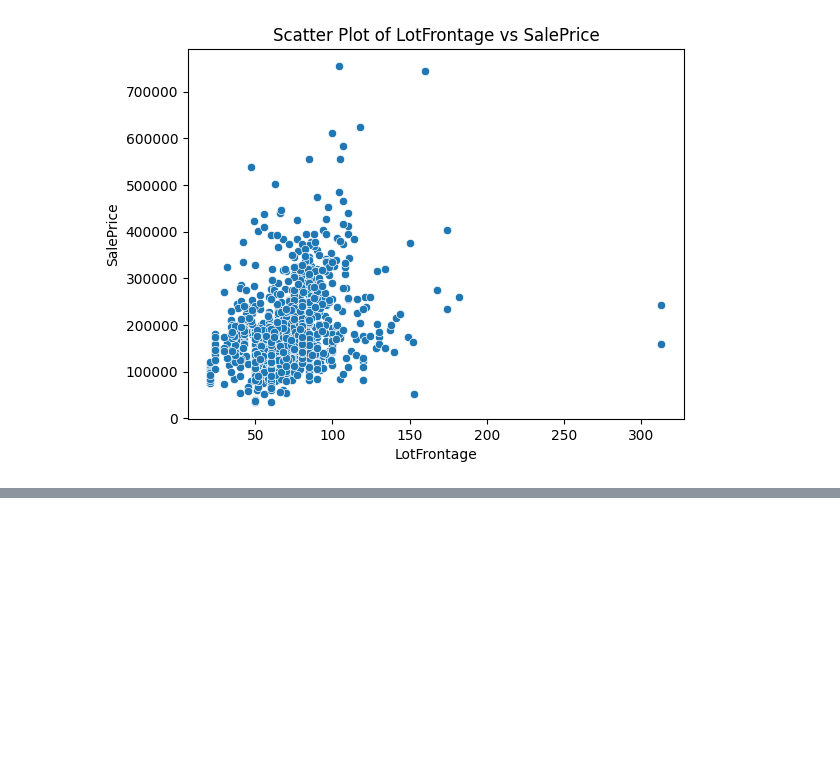
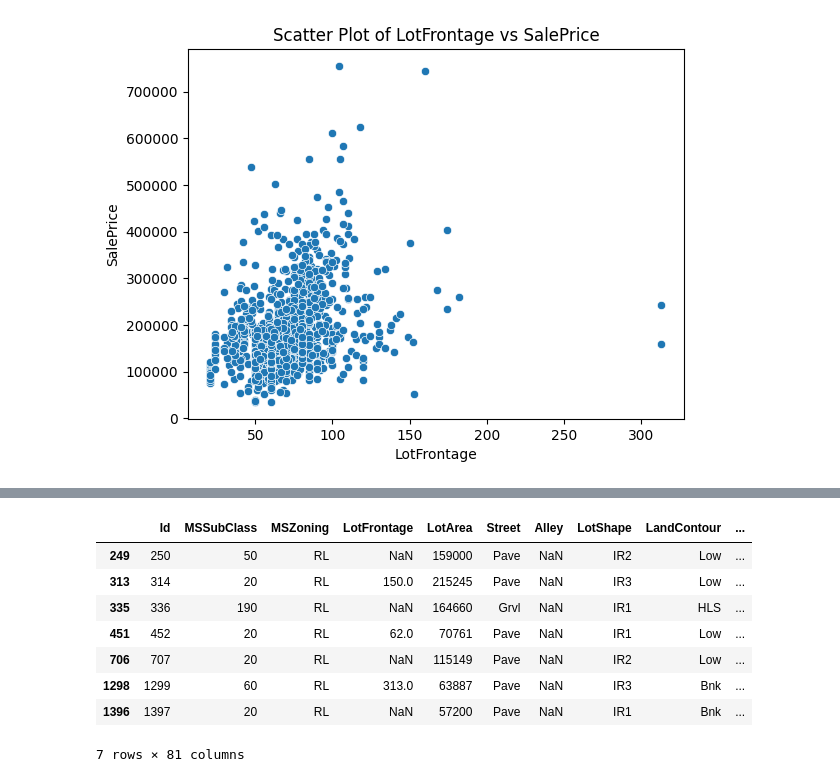
Before and after one commit to theakash07/Machine_learning, a Jupyter notebook: HousePricePrediction.ipynb, the cells around one changed output, grey strips where cells are left out. Drawn from its saved outputs; the diff is of its cells as text; code cells hidden in the pictures; blank space fills up the shorter version.

```diff
--- a/HousePricePrediction.ipynb
+++ b/HousePricePrediction.ipynb
@@ -147,0 +172,12 @@ plt.show()  # Display the plot
+# %%
+train.query('LotArea > 55000')
+# %% [output]
+|  | Id | MSSubClass | MSZoning | LotFrontage | LotArea | Street | Alley | LotShape | LandContour | ... |
+| 249 | 250 | 50 | RL | NaN | 159000 | Pave | NaN | IR2 | Low | ... |
+| 313 | 314 | 20 | RL | 150.0 | 215245 | Pave | NaN | IR3 | Low | ... |
+| 335 | 336 | 190 | RL | NaN | 164660 | Grvl | NaN | IR1 | HLS | ... |
+| 451 | 452 | 20 | RL | 62.0 | 70761 | Pave | NaN | IR1 | Low | ... |
+| 706 | 707 | 20 | RL | NaN | 115149 | Pave | NaN | IR2 | Low | ... |
+| 1298 | 1299 | 60 | RL | 313.0 | 63887 | Pave | NaN | IR3 | Bnk | ... |
+| 1396 | 1397 | 20 | RL | NaN | 57200 | Pave | NaN | IR1 | Bnk | ... |
+7 rows × 81 columns
```
Also changed, not shown: parts of 5 cells of this notebook.
